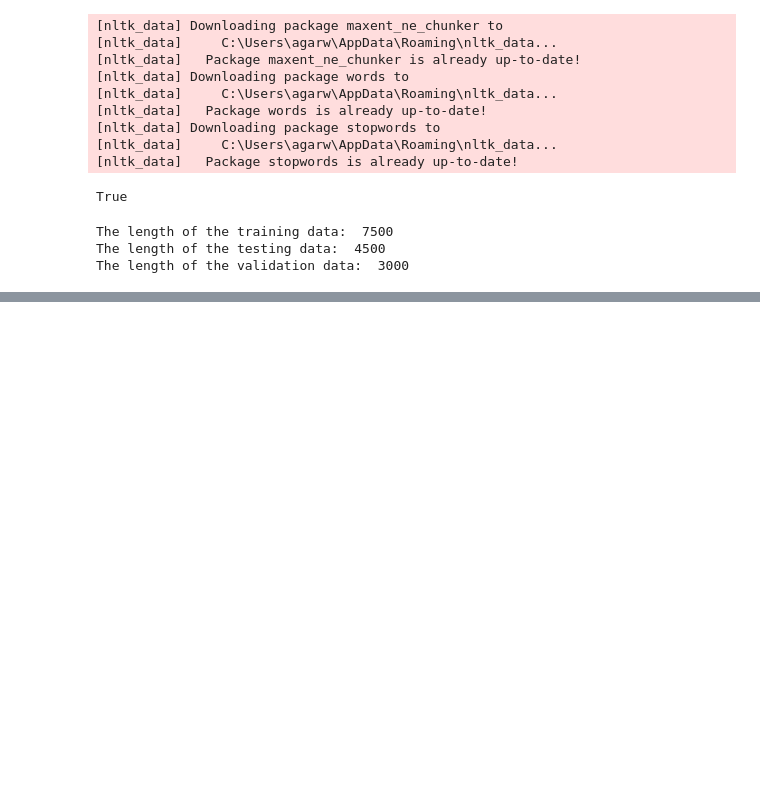
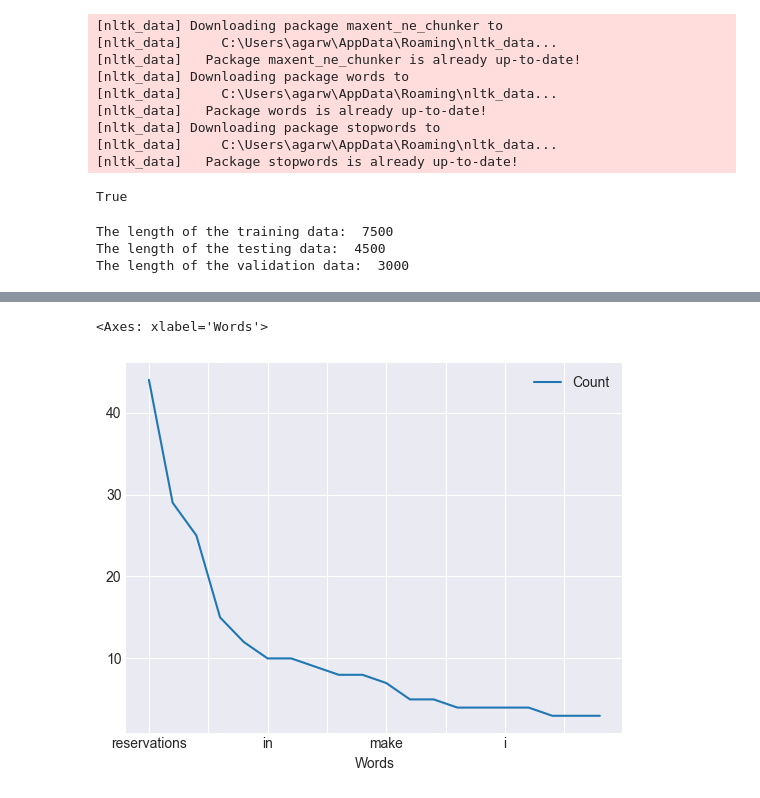
Before and after one commit to Mohitag94/MScDataScience_Project, a Jupyter notebook: preprocess_eda.ipynb, the cells around one changed output, grey strips where cells are left out. Saved outputs shown, nothing was run; the diff lists cells and outputs as text; code cells hidden in the pictures; blank space fills up the shorter version.

```diff
--- a/preprocess_eda.ipynb
+++ b/preprocess_eda.ipynb
@@ -174,0 +292,7 @@ class pre_process():
+# %%
+word_freq = FreqDist(data.iloc[0, 0].split())
+# %%
+pd.DataFrame.from_dict(dict(word_freq), orient="index").rename_axis("Words").rename(columns={0:"Count"}).sort_values(by="Count", ascending=False).iloc[:20].plot(kind="line")
+# %% [output]
+<Axes: xlabel='Words'>
+[figure, added]
```
Also changed, not shown: parts of 35 cells of this notebook, 2 other files.
